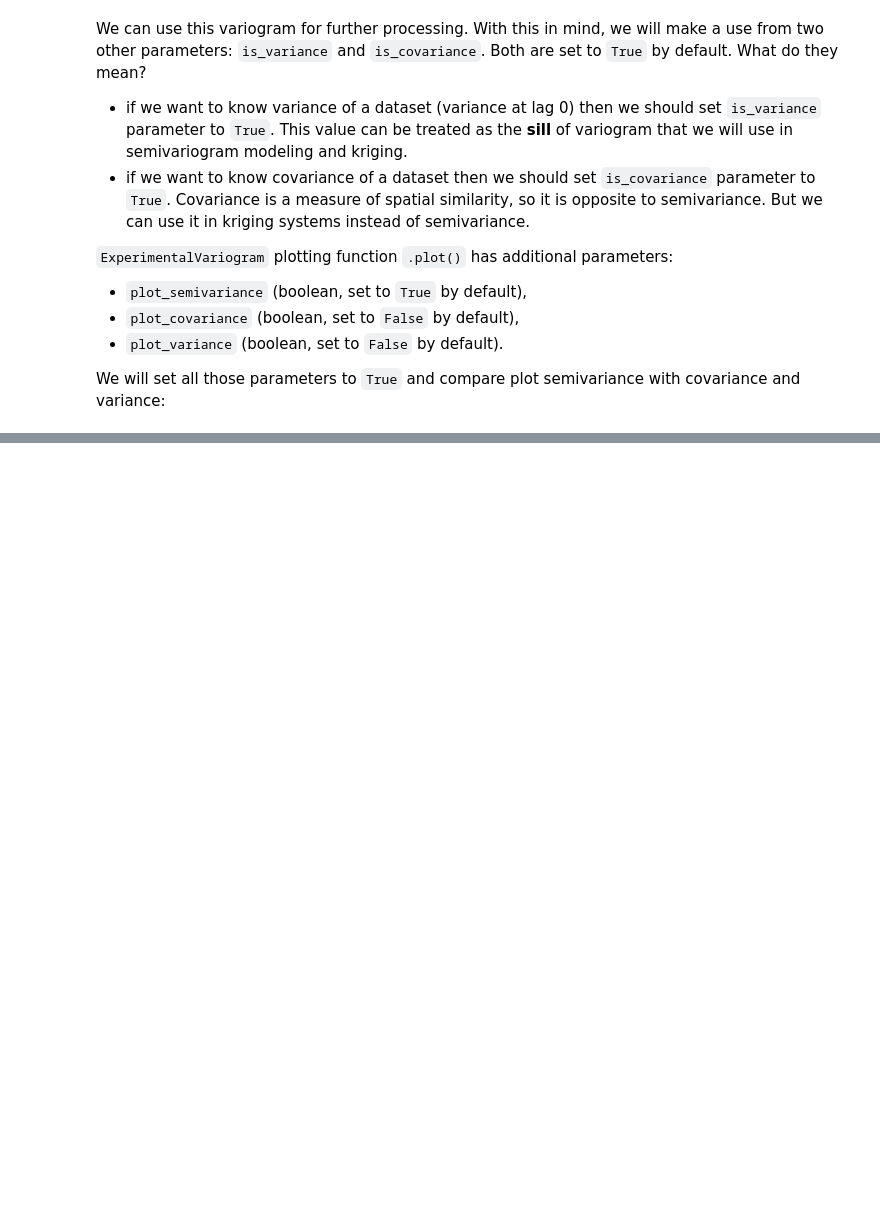
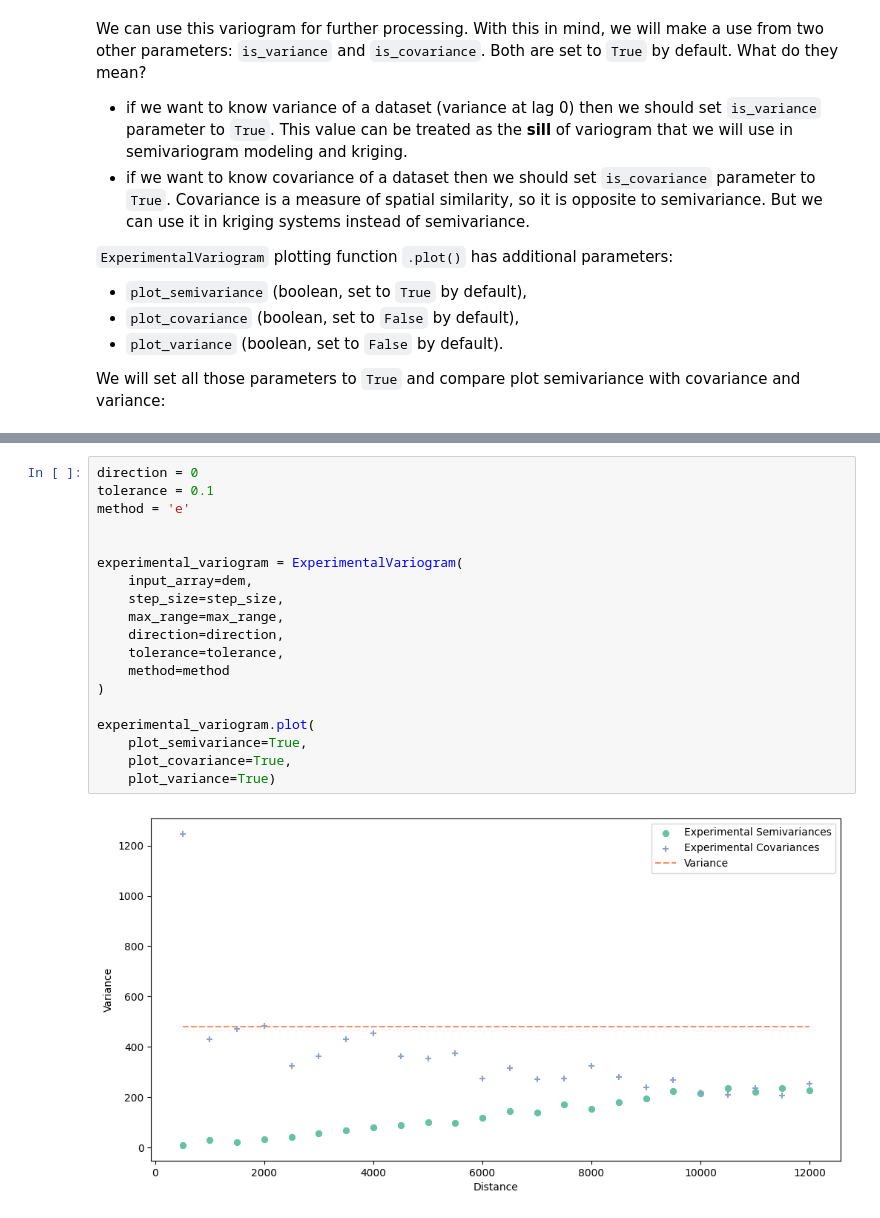
Before and after one commit to DataverseLabs/pyinterpolate, a Jupyter notebook: tutorials/Experimental Variogram and Variogram Point Cloud classes (Basic).ipynb, the cells around one changed output, grey strips where cells are left out. Saved outputs shown, nothing was run; the diff lists cells and outputs as text; blank space fills up the shorter version.

```diff
--- a/tutorials/Experimental Variogram and Variogram Point Cloud classes (Basic).ipynb
+++ b/tutorials/Experimental Variogram and Variogram Point Cloud classes (Basic).ipynb
@@ -186,0 +207,21 @@ experimental_variogram.plot(
+# %%
+direction = 0
+tolerance = 0.1
+method = 'e'
+
+
+experimental_variogram = ExperimentalVariogram(
+    input_array=dem,
+    step_size=step_size,
+    max_range=max_range,
+    direction=direction,
+    tolerance=tolerance,
+    method=method
+)
+
+experimental_variogram.plot(
+    plot_semivariance=True,
+    plot_covariance=True,
+    plot_variance=True)
+# %% [output]
+[figure, added]
```
Also changed, not shown: parts of 28 cells of this notebook, 1 other file.
